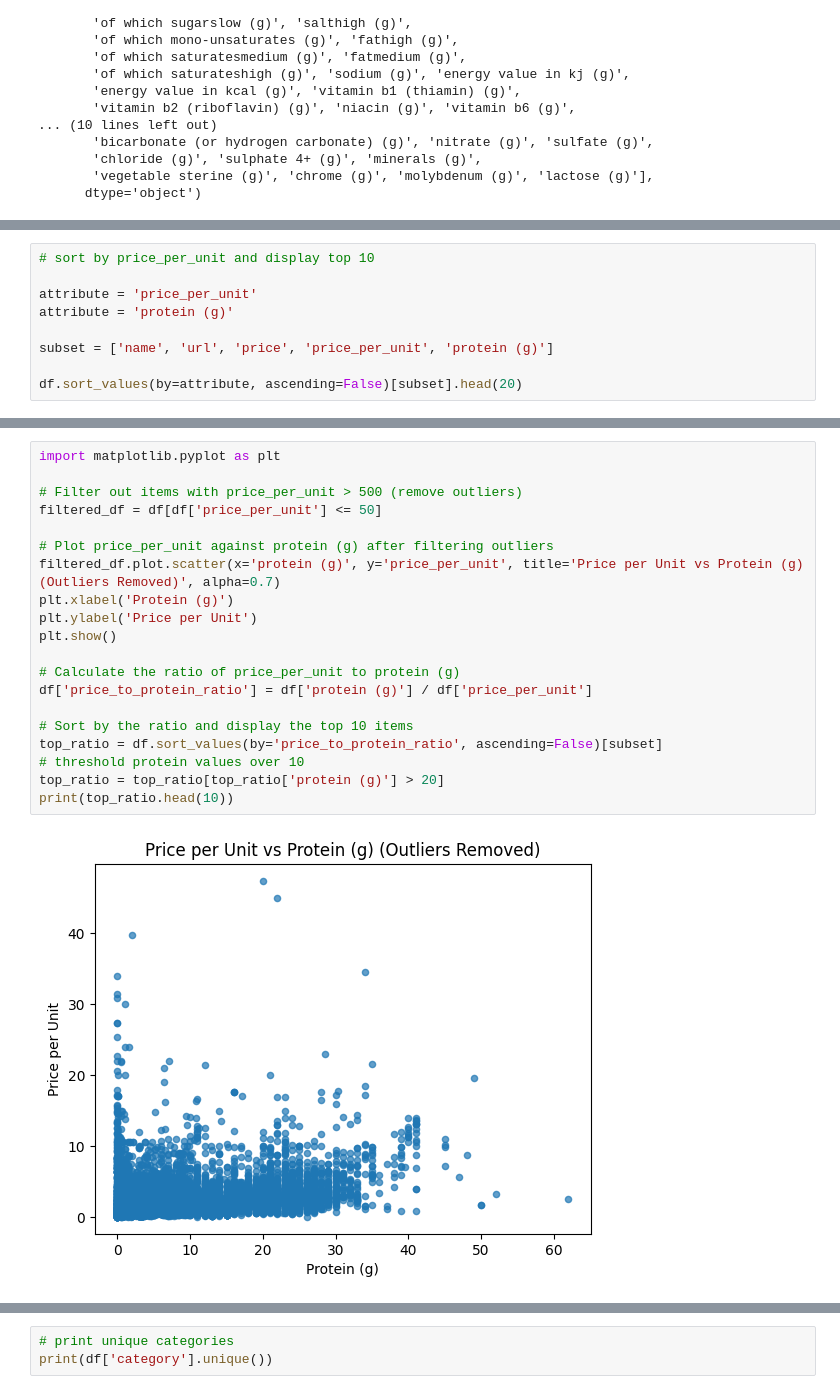
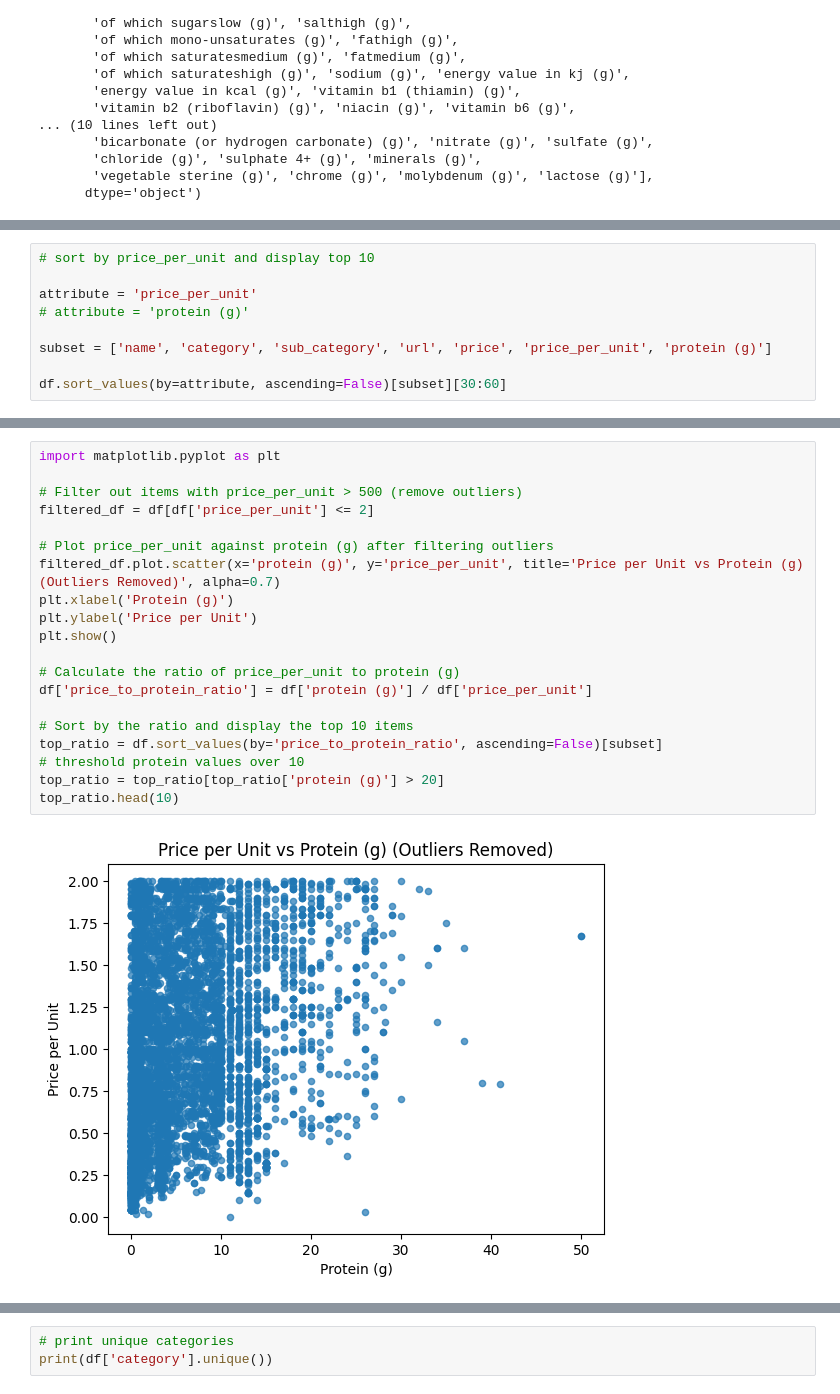
Before and after one commit to AlainJoss/scraping_migros.ch, a Jupyter notebook: scripts/EDA.ipynb, the cells around one changed output, grey strips where cells are left out. Cells and saved outputs as stored; diff of their text form.

```diff
--- a/scripts/EDA.ipynb
+++ b/scripts/EDA.ipynb
@@ -78,9 +96,9 @@ df.sort_values(by=attribute, ascending=False)[subset].head(20)
 # sort by price_per_unit and display top 10
 
 attribute = 'price_per_unit'
-attribute = 'protein (g)'
+# attribute = 'protein (g)'
 
-subset = ['name', 'url', 'price', 'price_per_unit', 'protein (g)']
+subset = ['name', 'category', 'sub_category', 'url', 'price', 'price_per_unit', 'protein (g)']
 
-df.sort_values(by=attribute, ascending=False)[subset].head(20)
+df.sort_values(by=attribute, ascending=False)[subset][30:60]
 # %% [output]
@@ -104,22 +122,22 @@ df.sort_values(by=attribute, ascending=False)[subset].head(20)
 # %%
 import matplotlib.pyplot as plt
 
 # Filter out items with price_per_unit > 500 (remove outliers)
-filtered_df = df[df['price_per_unit'] <= 50]
+filtered_df = df[df['price_per_unit'] <= 2]
 
 # Plot price_per_unit against protein (g) after filtering outliers
 filtered_df.plot.scatter(x='protein (g)', y='price_per_unit', title='Price per Unit vs Protein (g) (Outliers Removed)', alpha=0.7)
 plt.xlabel('Protein (g)')
 plt.ylabel('Price per Unit')
 plt.show()
 
 # Calculate the ratio of price_per_unit to protein (g)
 df['price_to_protein_ratio'] = df['protein (g)'] / df['price_per_unit']
 
 # Sort by the ratio and display the top 10 items
 top_ratio = df.sort_values(by='price_to_protein_ratio', ascending=False)[subset]
 # threshold protein values over 10
 top_ratio = top_ratio[top_ratio['protein (g)'] > 20]
-print(top_ratio.head(10))
+top_ratio.head(10)
 # %% [output]
-[figure, old version]
+[figure, new version]
```
Also changed, not shown: parts of 5 cells of this notebook, 2 other files.
